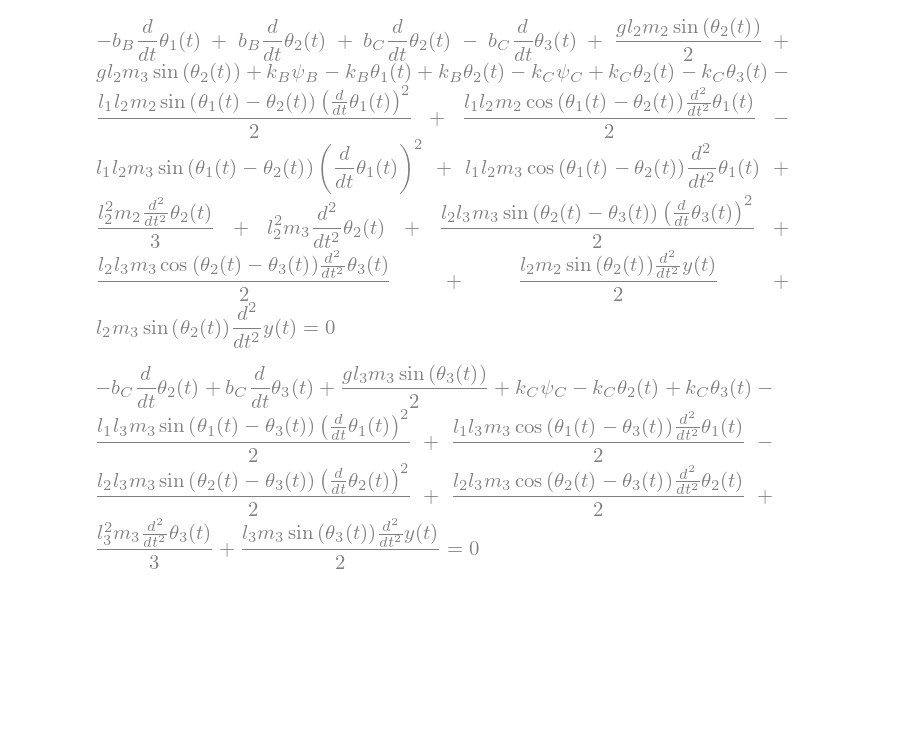
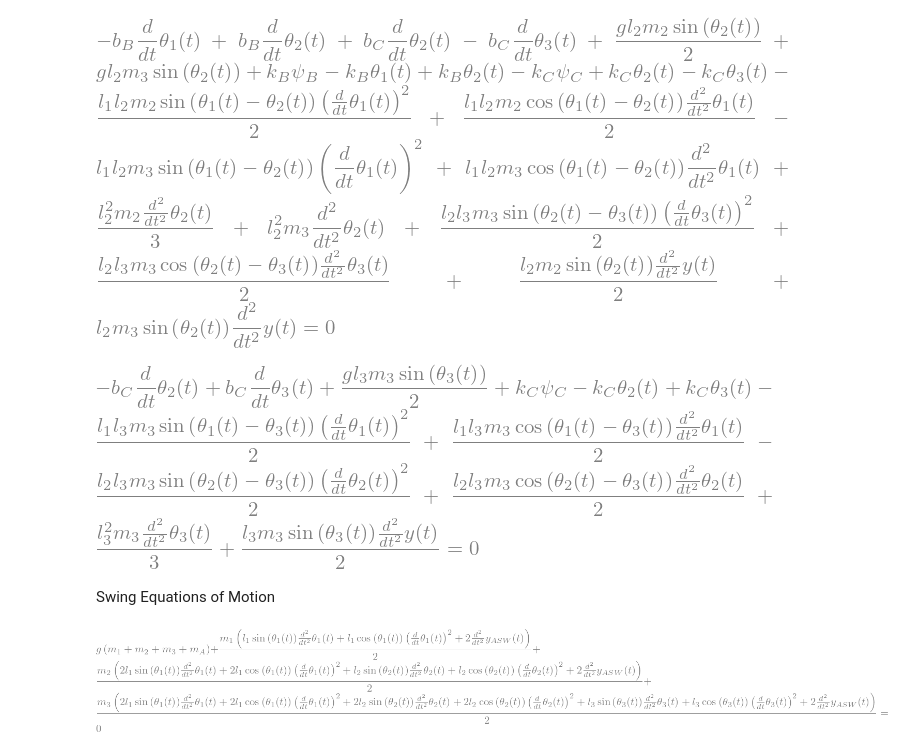
Before and after one commit to yobelabraham/ME469-Group1, a Jupyter notebook: Symbolic Computing/equations.ipynb, the cells around one changed output. Cells and saved outputs as stored; diff of their text form; code cells hidden in the pictures; blank space fills up the shorter version.

```diff
--- a/Symbolic Computing/equations.ipynb
+++ b/Symbolic Computing/equations.ipynb
@@ -320,3 +339,10 @@ EOM_3 = simplify(diff(diff(T, omega_3), t) - diff(T, theta_3) + diff(D, omega_3)
 Eq(EOM_3, 0)
 # %% [output]
 [figure]
+# %% [markdown]
+Swing Equations of Motion
+# %%
+EOM_SW_y = simplify(EOM_y.subs(y, y_A_SW))
+Eq(EOM_SW_y, 0)
+# %% [output]
+[figure, added]
```
Also changed, not shown: parts of 21 cells of this notebook.
